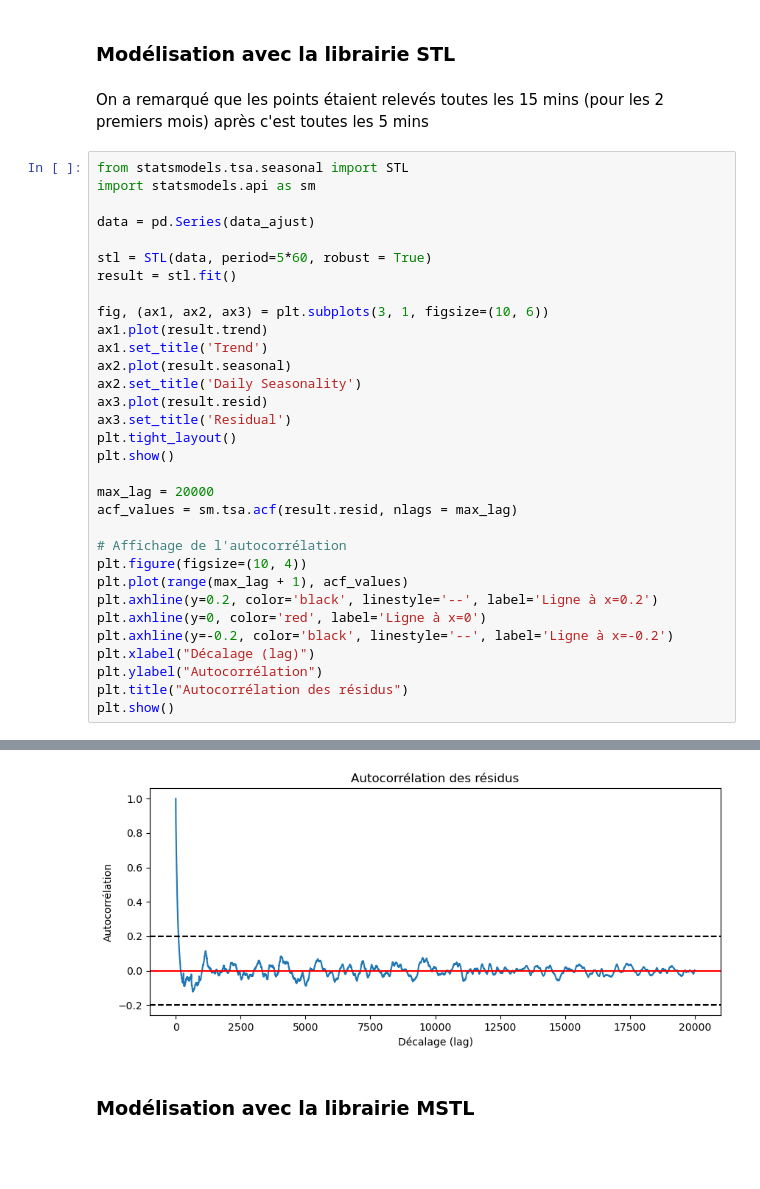
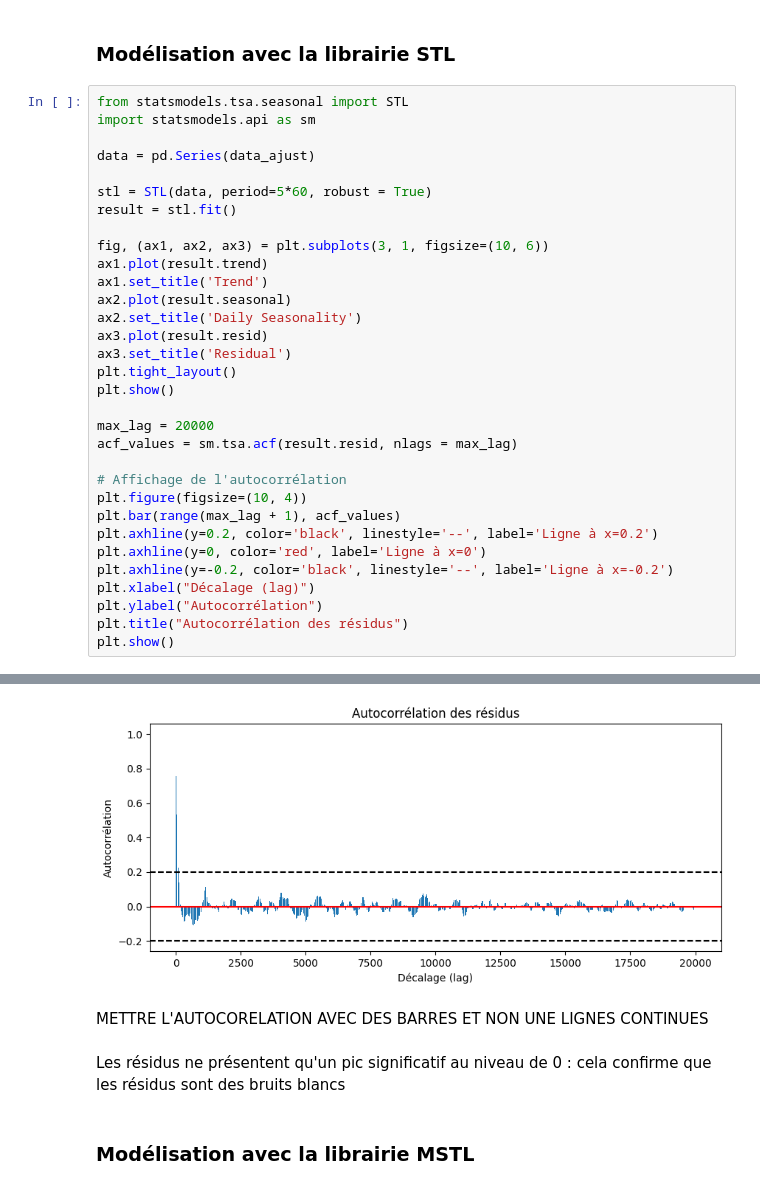
Before and after one commit to PiDchsn/Projet-RI, a Jupyter notebook: Analyse.ipynb, the cells around one changed output, grey strips where cells are left out. Cells and saved outputs as stored; diff of their text form; blank space fills up the shorter version.

```diff
--- a/Analyse.ipynb
+++ b/Analyse.ipynb
@@ -470,43 +497,45 @@ Ca correspond à  : 1.7777777777777777 jours
 # Série temporelle
 # %% [markdown]
 ### Modélisation avec la librairie STL
-# %% [markdown]
-On a remarqué que les points étaient relevés toutes les 15 mins (pour les 2 premiers mois) après c'est toutes les 5 mins
 # %%
 from statsmodels.tsa.seasonal import STL
 import statsmodels.api as sm
 
 data = pd.Series(data_ajust)
 
 stl = STL(data, period=5*60, robust = True)
 result = stl.fit()
 
 fig, (ax1, ax2, ax3) = plt.subplots(3, 1, figsize=(10, 6))
 ax1.plot(result.trend)
 ax1.set_title('Trend')
 ax2.plot(result.seasonal)
 ax2.set_title('Daily Seasonality')
 ax3.plot(result.resid)
 ax3.set_title('Residual')
 plt.tight_layout()
 plt.show()
 
 max_lag = 20000
 acf_values = sm.tsa.acf(result.resid, nlags = max_lag)
 
 # Affichage de l'autocorrélation
 plt.figure(figsize=(10, 4))
-plt.plot(range(max_lag + 1), acf_values)
+plt.bar(range(max_lag + 1), acf_values)
 plt.axhline(y=0.2, color='black', linestyle='--', label='Ligne à x=0.2')
 plt.axhline(y=0, color='red', label='Ligne à x=0')
 plt.axhline(y=-0.2, color='black', linestyle='--', label='Ligne à x=-0.2')
 plt.xlabel("Décalage (lag)")
 plt.ylabel("Autocorrélation")
 plt.title("Autocorrélation des résidus")
 plt.show()
 # %% [output]
 [figure]
-[figure, old version]
+[figure, new version]
+# %% [markdown]
+METTRE L'AUTOCORELATION AVEC DES BARRES ET NON UNE LIGNES CONTINUES
+# %% [markdown]
+Les résidus ne présentent qu'un pic significatif au niveau de 0 : cela confirme que les résidus sont des bruits blancs
 # %% [markdown]
 ### Modélisation avec la librairie MSTL
 # %%
```
Also changed, not shown: parts of 21 cells of this notebook.
